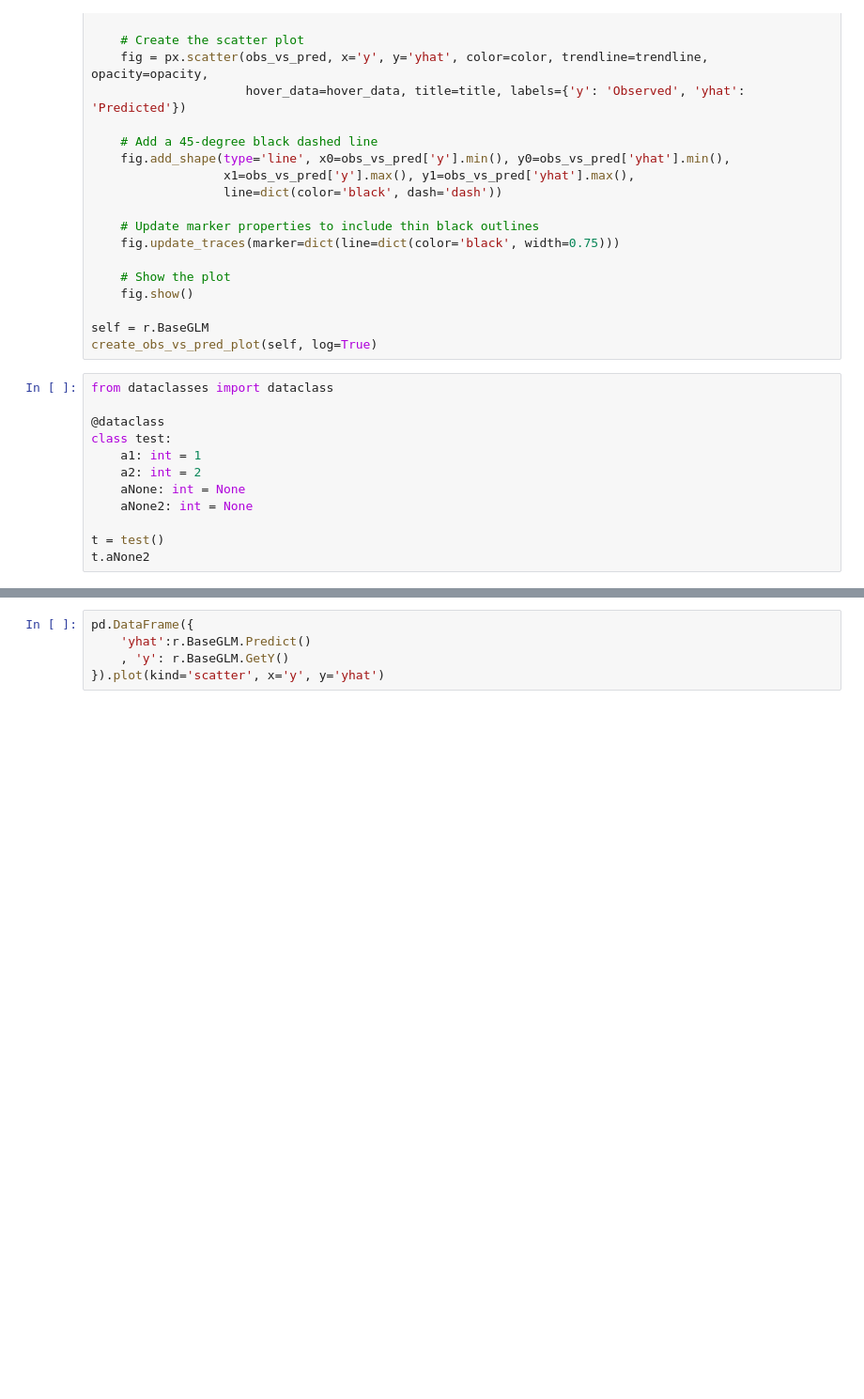
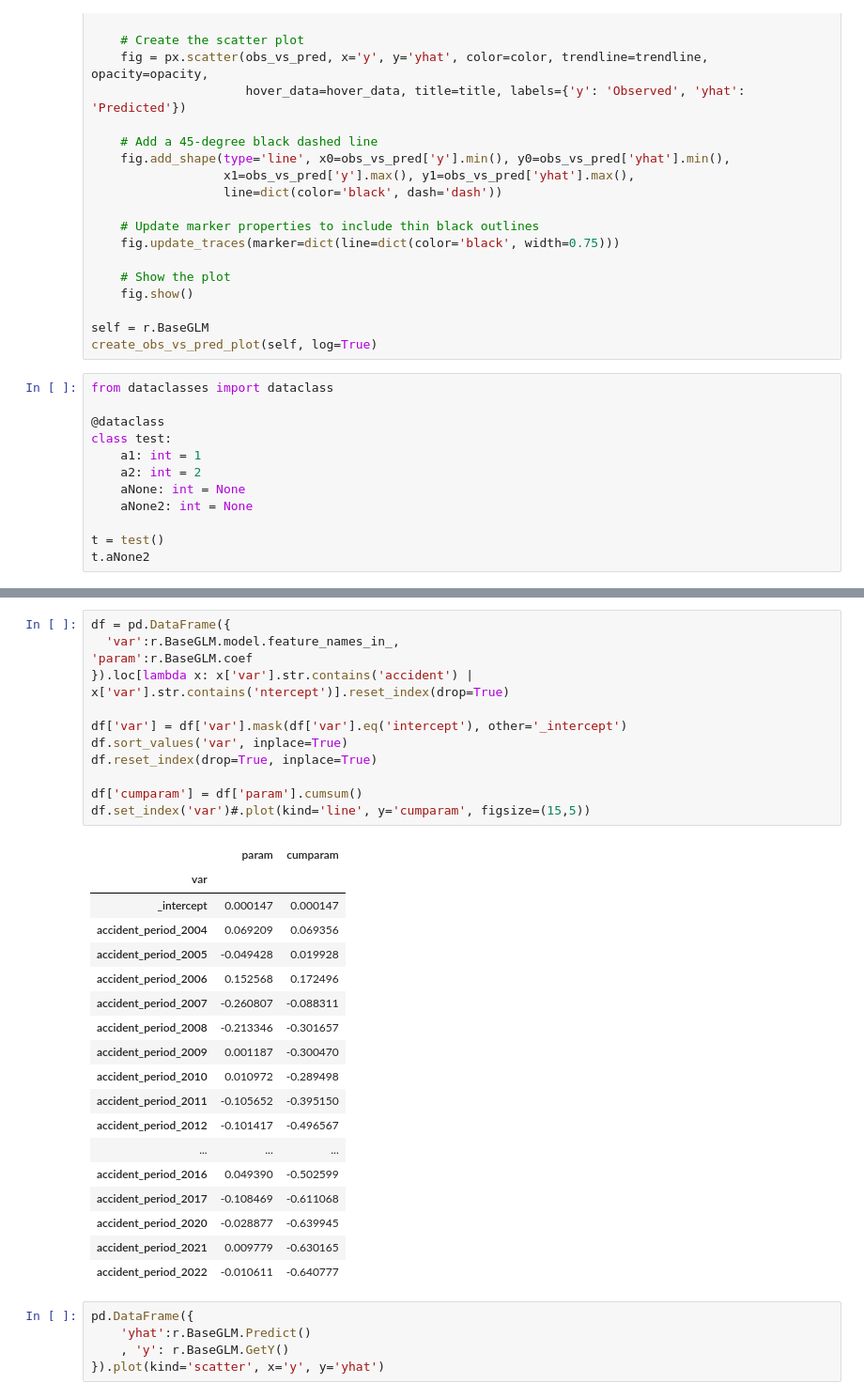
Before and after one commit to rocky-reserving/rocky, a Jupyter notebook: rocky-app/src/glm_model.ipynb, the cells around one changed output, grey strips where cells are left out. Shown at 94% size. Saved outputs shown, nothing was run; the diff lists cells and outputs as text; blank space fills up the shorter version.

```diff
--- a/rocky-app/src/glm_model.ipynb
+++ b/rocky-app/src/glm_model.ipynb
@@ -118,3 +149,34 @@ df.set_index('var').plot(kind='line', y='cumparam', figsize=(15,5))
+# %%
+df = pd.DataFrame({
+  'var':r.BaseGLM.model.feature_names_in_,
+'param':r.BaseGLM.coef
+}).loc[lambda x: x['var'].str.contains('accident') | x['var'].str.contains('ntercept')].reset_index(drop=True)
+
+df['var'] = df['var'].mask(df['var'].eq('intercept'), other='_intercept')
+df.sort_values('var', inplace=True)
+df.reset_index(drop=True, inplace=True)
+
+df['cumparam'] = df['param'].cumsum()
+df.set_index('var')#.plot(kind='line', y='cumparam', figsize=(15,5))
+# %% [output]
+|  | param | cumparam |
+| var |  |  |
+| _intercept | 0.000147 | 0.000147 |
+| accident_period_2004 | 0.069209 | 0.069356 |
+| accident_period_2005 | -0.049428 | 0.019928 |
+| accident_period_2006 | 0.152568 | 0.172496 |
+| accident_period_2007 | -0.260807 | -0.088311 |
+| accident_period_2008 | -0.213346 | -0.301657 |
+| accident_period_2009 | 0.001187 | -0.300470 |
+| accident_period_2010 | 0.010972 | -0.289498 |
+| accident_period_2011 | -0.105652 | -0.395150 |
+| accident_period_2012 | -0.101417 | -0.496567 |
+| ... | ... | ... |
+| accident_period_2016 | 0.049390 | -0.502599 |
+| accident_period_2017 | -0.108469 | -0.611068 |
+| accident_period_2020 | -0.028877 | -0.639945 |
+| accident_period_2021 | 0.009779 | -0.630165 |
+| accident_period_2022 | -0.010611 | -0.640777 |
 # %%
 pd.DataFrame({
     'yhat':r.BaseGLM.Predict()
```
Also changed, not shown: parts of 6 cells of this notebook, 37 other files.
